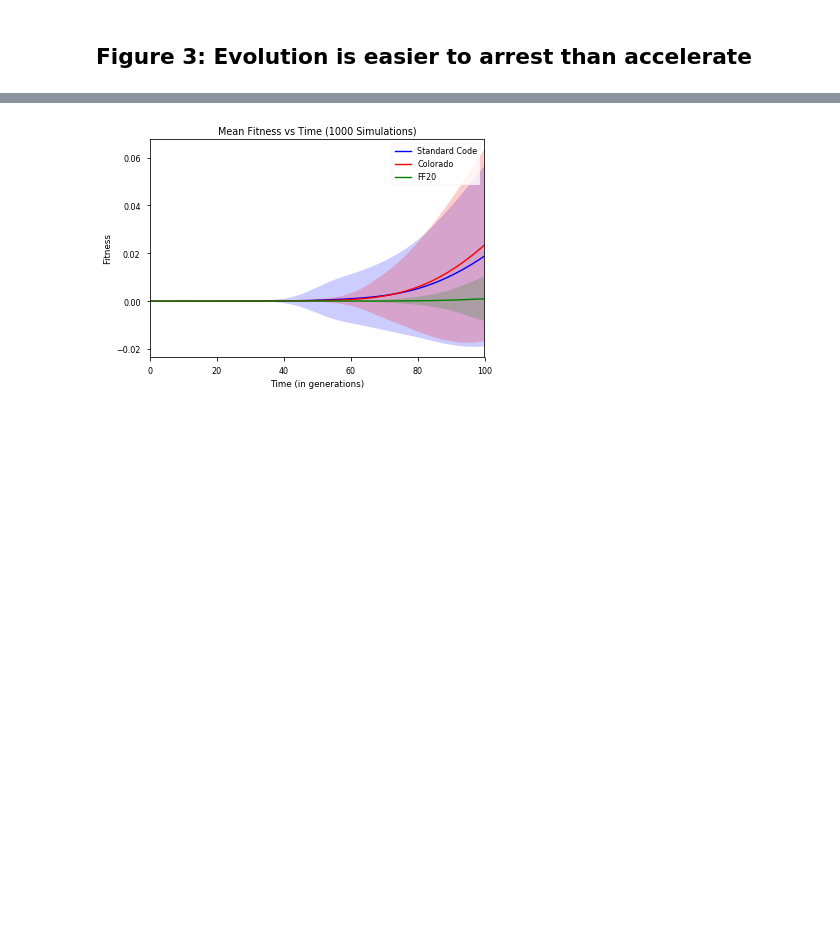
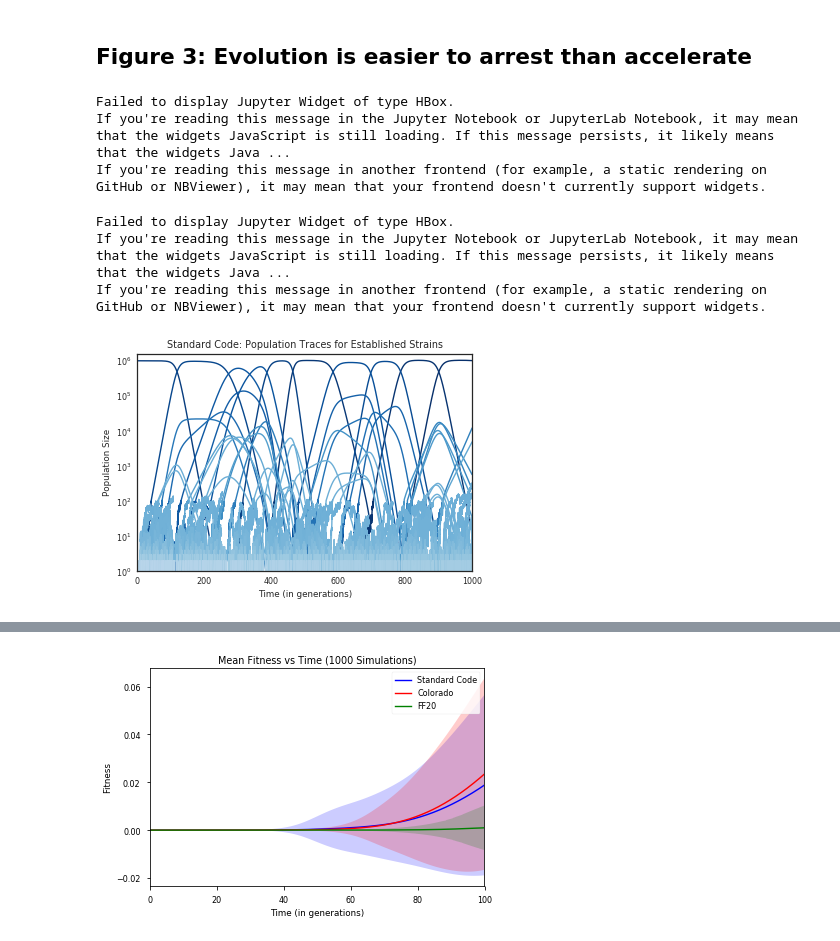
Before and after one commit to EndyLab/codon-tables, a Jupyter notebook: notebooks/fast_fail_figs.ipynb, the cells around one changed output, grey strips where cells are left out. Saved outputs shown, nothing was run; the diff lists cells and outputs as text; code cells hidden in the pictures; blank space fills up the shorter version.

```diff
--- a/notebooks/fast_fail_figs.ipynb
+++ b/notebooks/fast_fail_figs.ipynb
@@ -283,3 +285,62 @@ ff16_table.codonGraph.edges(data=True)
  ('*', 'I', {'weight': 0.75})]
 # %% [markdown]
 ## Figure 3: Evolution is easier to arrest than accelerate
+# %%
+#############
+# Figure 3a #
+#############
+# populate sim
+LUCA = strain(N_pop=1e6, fitness=0, mu=2e-5)
+sim = thunderflask(LUCA)
+# initialize some variables
+T_curr = 0
+mut_param = [1, 2]
+dt = 0.1
+T_sim = 1000
+
+# run simulation
+sim.simulate(T_sim, dt, T_curr, mut_param, save_all=True, prune_strains=True,
+             show_progress=True)
+
+# plot results
+strainlist = []
+for bact in tqdm(sim.allStrains, desc='Looping through all strains'):
+    try:
+        strainlist.append((max(bact.poptrace), bact))
+    except:
+        strainlist.append((0, bact))
+sortedlist = sorted(strainlist, key=lambda x: x[0])
+endlist = [(i, bact) for i, (__, bact) in enumerate(reversed(sortedlist))]
+shuffle(endlist)
+
+n_big = 30
+n_smol = len(sortedlist) - n_big
+bigcolors = pl.cm.Blues(np.linspace(1,0.7, n_big))
+smallcolors = pl.cm.Blues(np.linspace(0.7, 0, n_smol))
+with sns.axes_style("white"):
+    ind = 0
+    for i, bact in tqdm((endlist), desc='Plotting Lineages'):
+        if (i < 30) :
+            t = bact.timepoints
+            pop = bact.poptrace
+            plt.semilogy(t, pop, color=bigcolors[i])
+        elif (i % 20 == 0):
+            t = bact.timepoints
+            pop = bact.poptrace
+            plt.semilogy(t, pop, color=smallcolors[i-n_big])
+
+plt.xlabel('Time (in generations)')
+plt.ylabel('Population Size')
+plt.title('Standard Code: Population Traces for Established Strains')
+plt.xlim([T_curr, T_sim])
+plt.ylim([1e0, 10**(6.2)])
+#plt.savefig('/home/jonathan/Lab/Fast Fail/Figures/Figure 3/3a_strain_traces_2.svg')
+plt.show()
+# %% [output]
+Failed to display Jupyter Widget of type HBox.
+If you're reading this message in the Jupyter Notebook or JupyterLab Notebook, it may mean that the widgets JavaScript is still loading. If this message persists, it likely means that the widgets Java ...
+If you're reading this message in another frontend (for example, a static rendering on GitHub or NBViewer), it may mean that your frontend doesn't currently support widgets.
+Failed to display Jupyter Widget of type HBox.
+If you're reading this message in the Jupyter Notebook or JupyterLab Notebook, it may mean that the widgets JavaScript is still loading. If this message persists, it likely means that the widgets Java ...
+If you're reading this message in another frontend (for example, a static rendering on GitHub or NBViewer), it may mean that your frontend doesn't currently support widgets.
+[figure, added]
```
Also changed, not shown: parts of 14 cells of this notebook, 1 other file.
